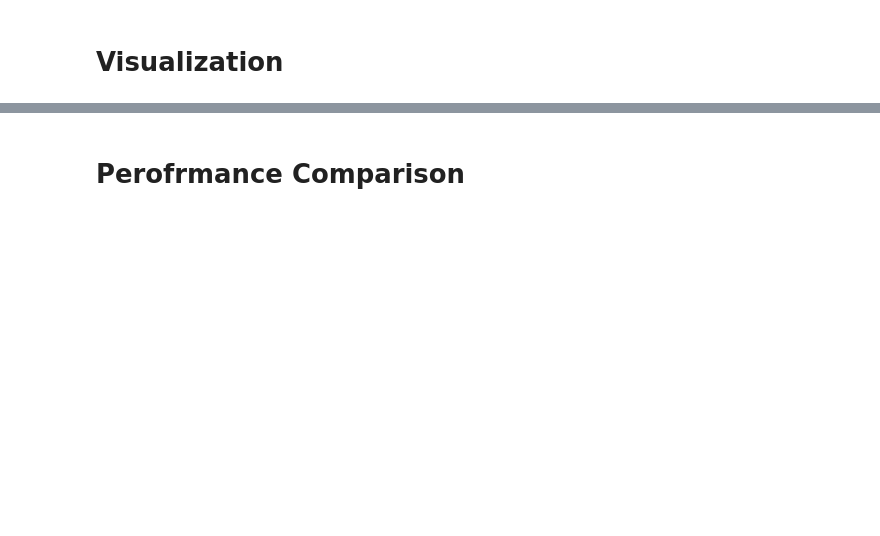
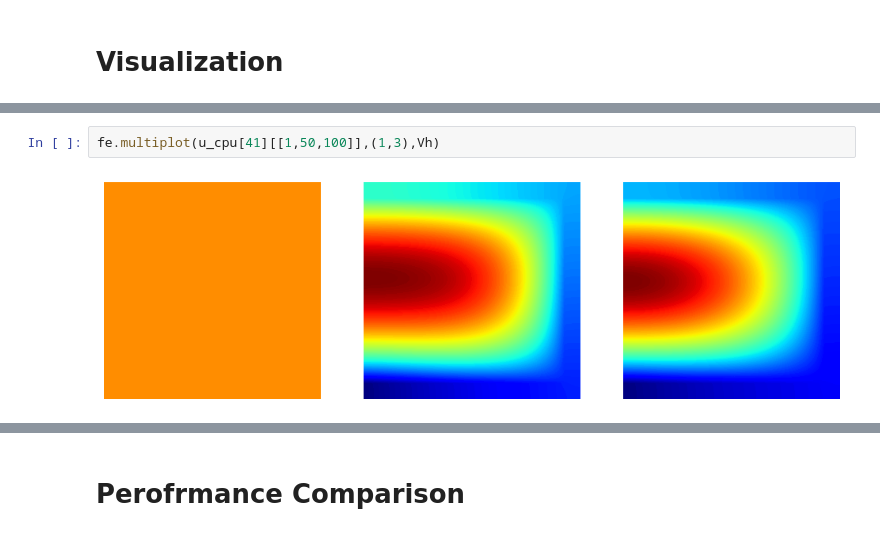
Before and after one commit to LuigiPagani/DL-ROM-for-Navier-Stokes, a Jupyter notebook: POD_NN.ipynb, the cells around one changed output, grey strips where cells are left out. Saved outputs shown, nothing was run; the diff lists cells and outputs as text; blank space fills up the shorter version.

```diff
--- a/POD_NN.ipynb
+++ b/POD_NN.ipynb
@@ -339,0 +401,4 @@ plt.show()
+# %%
+fe.multiplot(u_cpu[41][[1,50,100]],(1,3),Vh)
+# %% [output]
+[figure, added]
```
Also changed, not shown: parts of 37 cells of this notebook.
